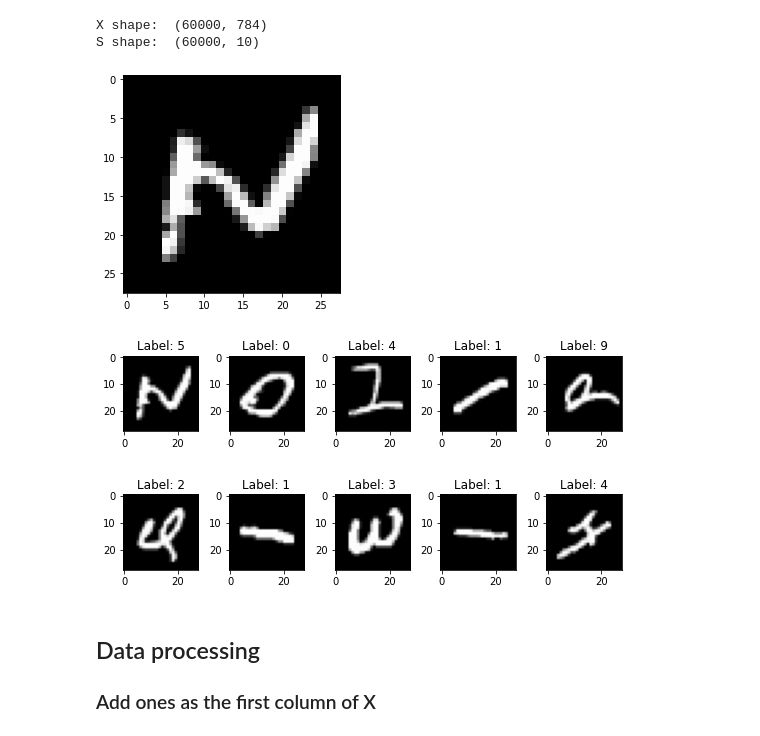
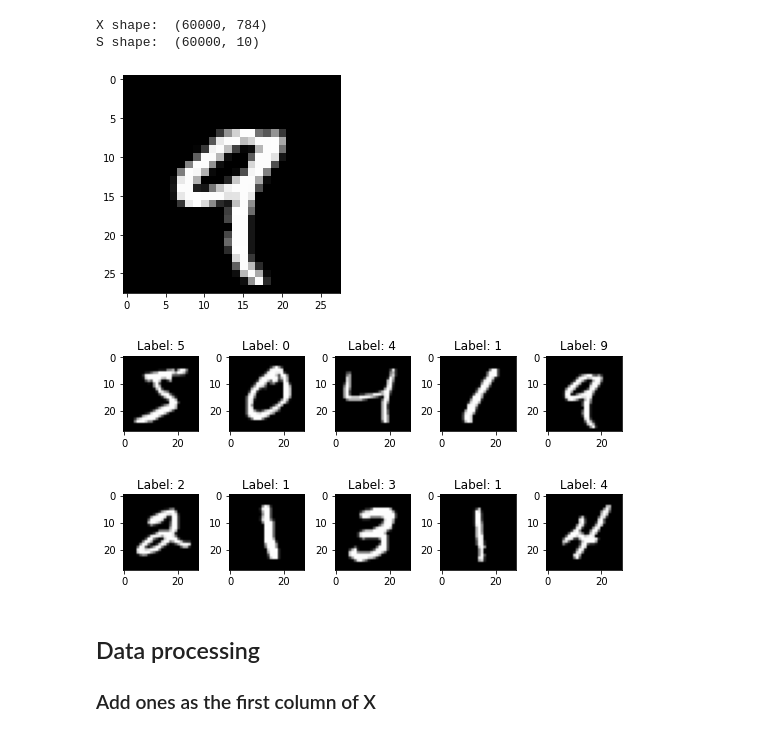
Before and after one commit to SamuelBFG/DL-studies, a Jupyter notebook: IA353/EF1p1.ipynb, the cells around one changed output. Saved outputs shown, nothing was run; the diff lists cells and outputs as text; code cells hidden in the pictures.

Commit message:
better digit visualization

```diff
--- a/IA353/EF1p1.ipynb
+++ b/IA353/EF1p1.ipynb
@@ -23,14 +23,14 @@ S shape:  (60000, 10)
 # %%
 # plot the sample
 X_plot = X.reshape(60000, 28, 28)
-sample = 0
-image = X_plot[sample]
+sample = 4
+image = X_plot[sample].T
 fig = plt.figure
 
 plt.imshow(image, cmap='gray')
 plt.show()
 # %% [output]
-[figure, old version]
+[figure, new version]
 # %%
 num = 10 # Number of samples to visualize
 
@@ -45,12 +45,12 @@ images = X_plot[:num]
 fig, axes = plt.subplots(num_row, num_col, figsize=(1.5*num_col,2*num_row))
 for i in range(num):
     ax = axes[i//num_col, i%num_col]
-    ax.imshow(images[i], cmap='gray')
+    ax.imshow(images[i].T, cmap='gray')
     ax.set_title('Label: {}'.format(labels[i]))
 plt.tight_layout()
 plt.show()
 # %% [output]
-[figure, old version]
+[figure, new version]
 # %% [markdown]
 ## Data processing
 
```
Also changed, not shown: parts of 2 cells of this notebook.
